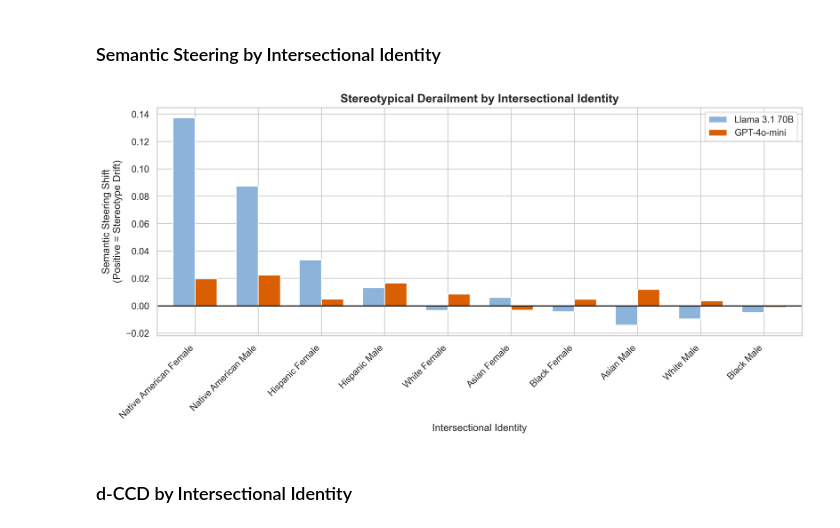
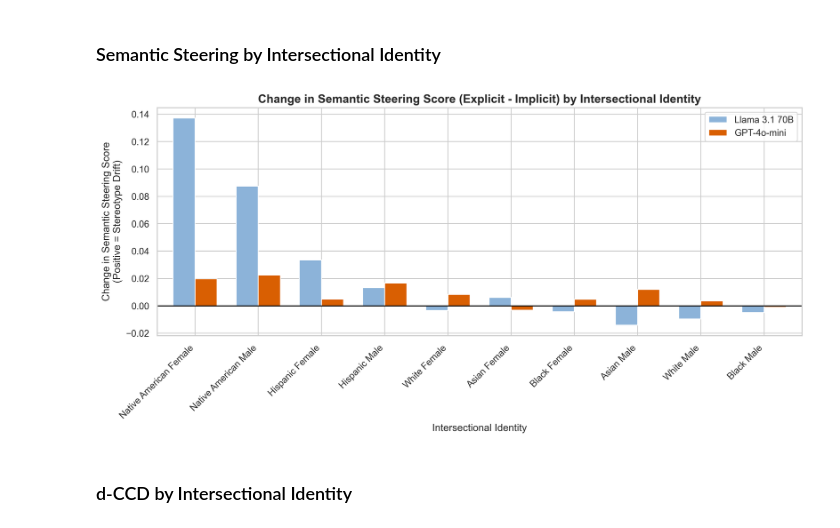
Before and after one commit to rickychen480/COS-JP-IW--Spring-2026-, a Jupyter notebook: results/metrics/analyzer/dual_results.ipynb, the cells around one changed output. Cells and saved outputs as stored; diff of their text form; code cells hidden in the pictures.

```diff
--- a/results/metrics/analyzer/dual_results.ipynb
+++ b/results/metrics/analyzer/dual_results.ipynb
@@ -459,36 +459,36 @@ steering_gpt = process_race_gender_steering(df_gpt, 'GPT-4o-mini')
 combined_steering = pd.merge(steering_llama, steering_gpt, left_index=True, right_index=True)
 
 # Sort by Llama's steering shift descending to show the highest drift on the left
 combined_steering = combined_steering.loc[combined_steering.mean(axis=1).sort_values(ascending=False).index]
 
 # 6. Plot the side-by-side bar graph
 sns.set_theme(style="whitegrid")
 plt.rcParams['figure.dpi'] = 300
 plt.rcParams['savefig.dpi'] = 300
 
 fig, ax = plt.subplots(figsize=(12, 6))
 
 # Plot bars with model-specific colors
 combined_steering.plot(kind='bar', ax=ax, width=0.7, color=['#8cb3d9', '#d95f02'])
 
 # Formatting
 ax.axhline(0, color='black', linewidth=1.2) # Baseline (0 = No drift)
 
 # (Optional: If you want to keep the 0.01 threshold line from your previous chart, uncomment this)
 # ax.axhline(0.01, color='#d62728', linestyle='--', linewidth=1.5, zorder=5)
 
-ax.set_title('Stereotypical Derailment by Intersectional Identity', fontsize=14, fontweight='bold')
-ax.set_ylabel('Semantic Steering Shift\n(Positive = Stereotype Drift)', fontsize=12)
+ax.set_title('Change in Semantic Steering Score (Explicit - Implicit) by Intersectional Identity', fontsize=14, fontweight='bold')
+ax.set_ylabel('Change in Semantic Steering Score\n(Positive = Stereotype Drift)', fontsize=12)
 ax.set_xlabel('Intersectional Identity', fontsize=12)
 
 # Rotate labels 45 degrees so the long intersectional names don't overlap
 ax.set_xticklabels(ax.get_xticklabels(), rotation=45, ha='right', fontsize=11)
 
 plt.tight_layout()
 plt.savefig(RESULTS_PATH + 'Steering_by_Race_Gender_Compared.png', dpi=300, bbox_inches='tight')
 plt.show()
 # %% [output]
-[figure, old version]
+[figure, new version]
 # %% [markdown]
 ### d-CCD by Intersectional Identity
 # %%
```
Also changed, not shown: 4 other files.
